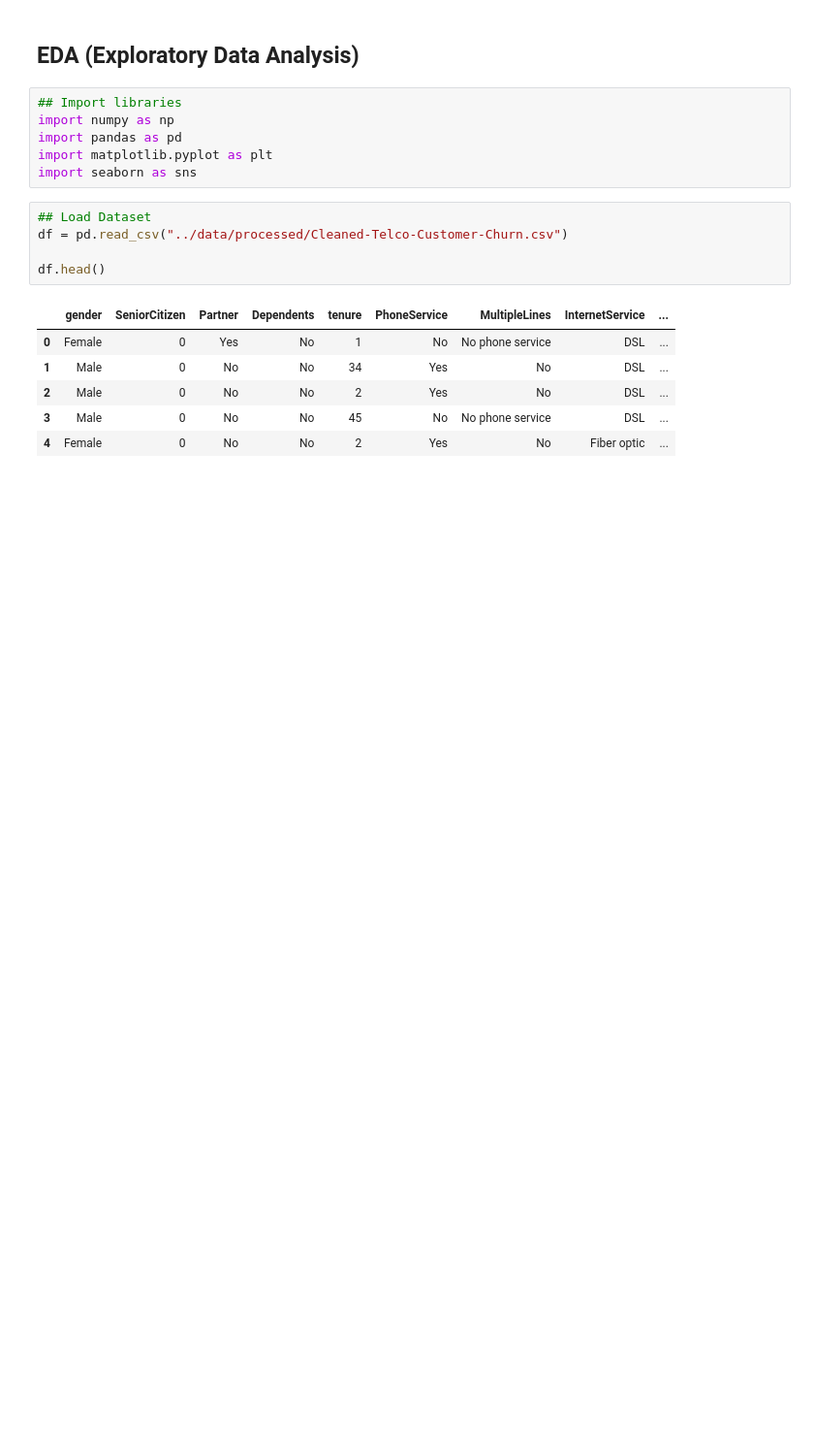
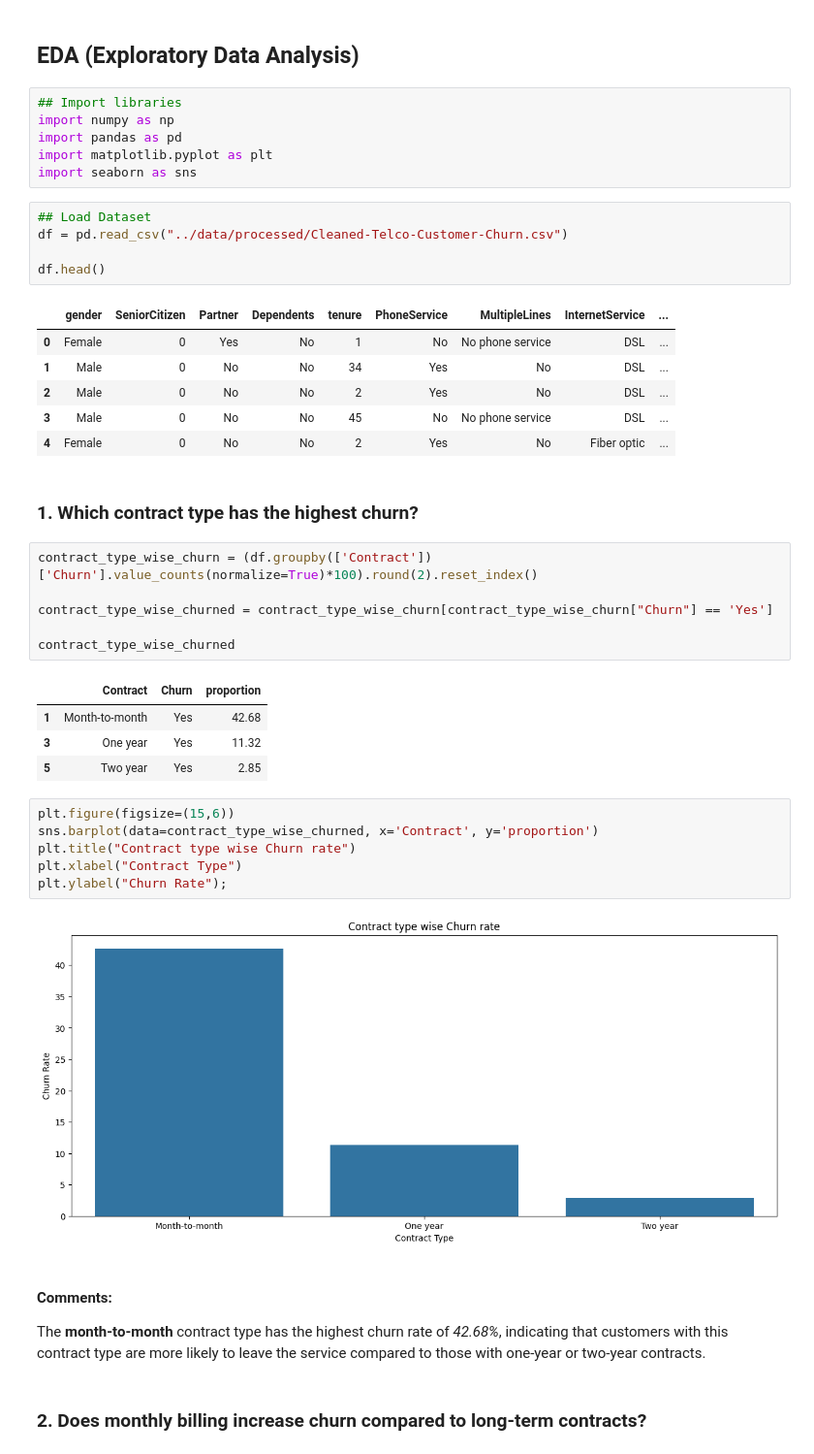
Before and after one commit to apabritamaity/data-analyst-portfolio, a Jupyter notebook: customer-churn-analysis/notebooks/06_EDA_Contract_Billing_&_Pricing_Analysis.ipynb, the cells around one changed output. Shown at 97% size. Saved outputs shown, nothing was run; the diff lists cells and outputs as text; blank space fills up the shorter version.

Commit message:
update eda contract billing

```diff
--- a/customer-churn-analysis/notebooks/06_EDA_Contract_Billing_&_Pricing_Analysis.ipynb
+++ b/customer-churn-analysis/notebooks/06_EDA_Contract_Billing_&_Pricing_Analysis.ipynb
@@ -18,3 +18,29 @@ df.head()
 | 2 | Male | 0 | No | No | 2 | Yes | No | DSL | ... |
 | 3 | Male | 0 | No | No | 45 | No | No phone service | DSL | ... |
 | 4 | Female | 0 | No | No | 2 | Yes | No | Fiber optic | ... |
+# %% [markdown]
+### 1. Which contract type has the highest churn?
+# %%
+contract_type_wise_churn = (df.groupby(['Contract'])['Churn'].value_counts(normalize=True)*100).round(2).reset_index()
+
+contract_type_wise_churned = contract_type_wise_churn[contract_type_wise_churn["Churn"] == 'Yes']
+
+contract_type_wise_churned
+# %% [output]
+|  | Contract | Churn | proportion |
+| 1 | Month-to-month | Yes | 42.68 |
+| 3 | One year | Yes | 11.32 |
+| 5 | Two year | Yes | 2.85 |
+# %%
+plt.figure(figsize=(15,6))
+sns.barplot(data=contract_type_wise_churned, x='Contract', y='proportion')
+plt.title("Contract type wise Churn rate")
+plt.xlabel("Contract Type")
+plt.ylabel("Churn Rate");
+# %% [output]
+[figure, added]
+# %% [markdown]
+#### Comments:
+The **month-to-month** contract type has the highest churn rate of *42.68%*, indicating that customers with this contract type are more likely to leave the service compared to those with one-year or two-year contracts.
+# %% [markdown]
+### 2. Does monthly billing increase churn compared to long-term contracts?
```
Also changed, not shown: parts of 20 cells of this notebook.
